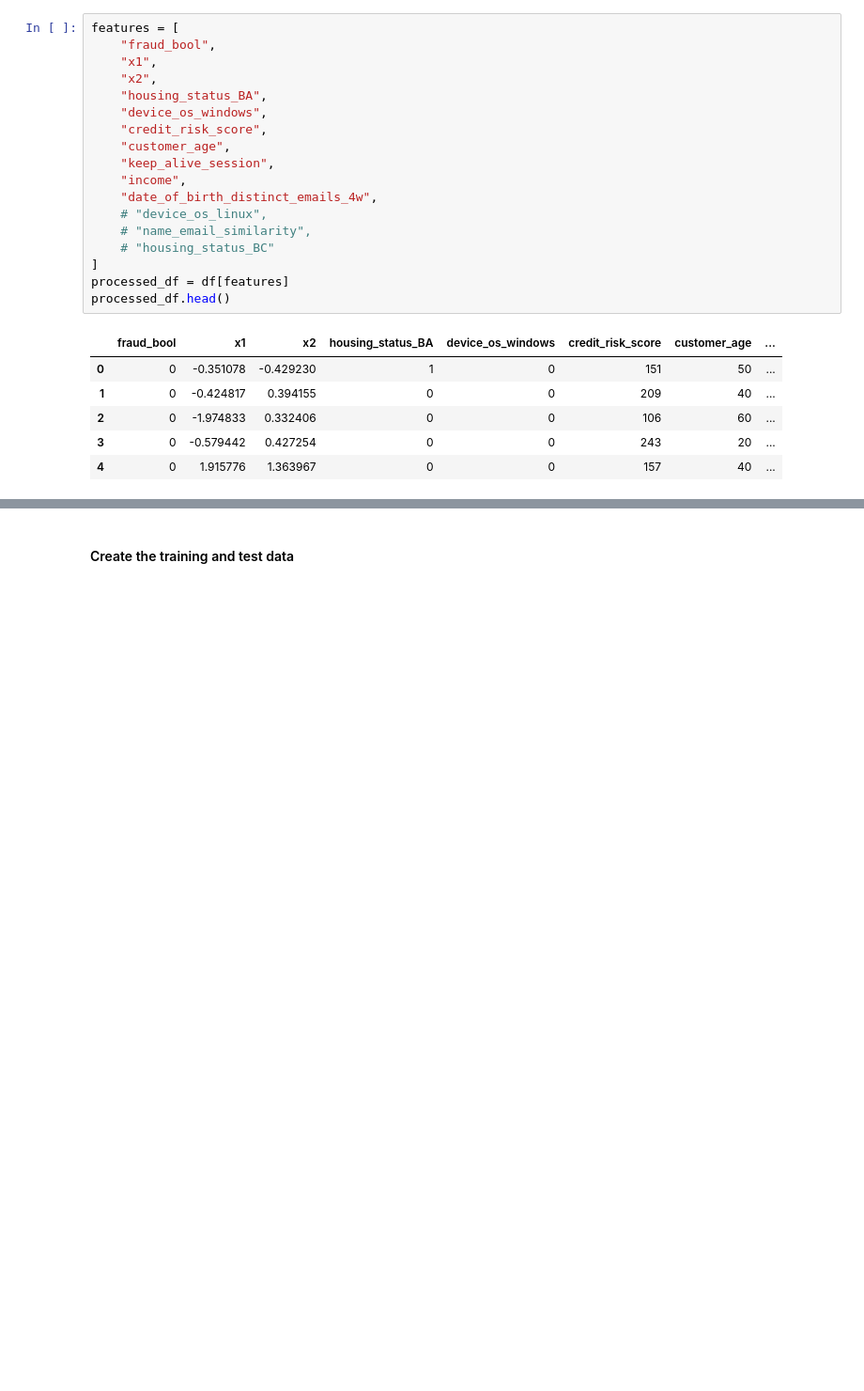
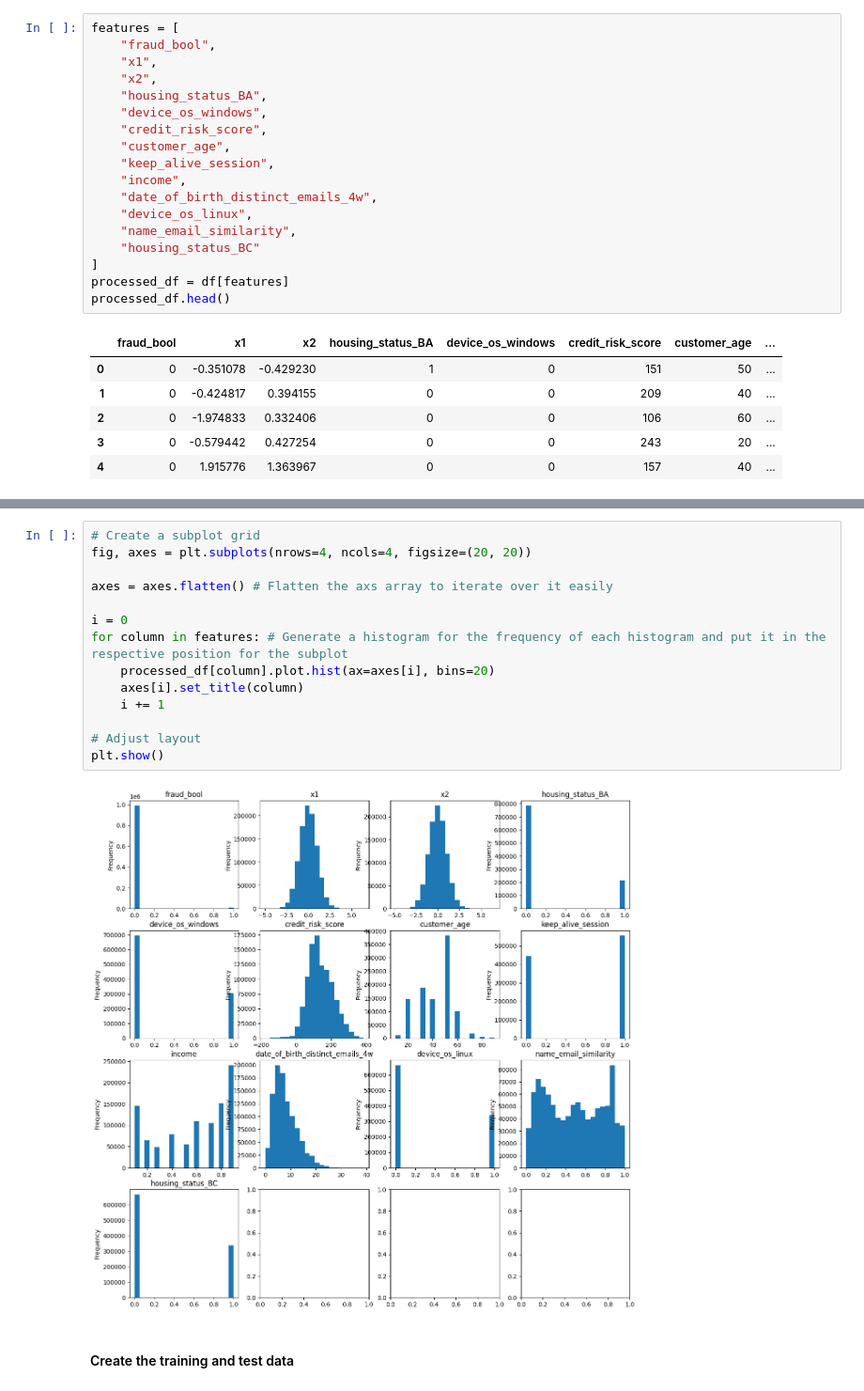
Before and after one commit to kevinxiong613/bank-fraud-detection, a Jupyter notebook: credit_fraud.ipynb, the cells around one changed output, grey strips where cells are left out. Shown at 94% size. Cells and saved outputs as stored; diff of their text form; blank space fills up the shorter version.

```diff
--- a/credit_fraud.ipynb
+++ b/credit_fraud.ipynb
@@ -215,9 +216,9 @@ features = [
     "keep_alive_session",
     "income",
     "date_of_birth_distinct_emails_4w",
-    # "device_os_linux",
-    # "name_email_similarity",
-    # "housing_status_BC"
+    "device_os_linux",
+    "name_email_similarity",
+    "housing_status_BC"
 ]
 processed_df = df[features]
 processed_df.head()
@@ -231,3 +234,19 @@ processed_df.head()
+# %%
+# Create a subplot grid
+fig, axes = plt.subplots(nrows=4, ncols=4, figsize=(20, 20))
+
+axes = axes.flatten() # Flatten the axs array to iterate over it easily
+
+i = 0
+for column in features: # Generate a histogram for the frequency of each histogram and put it in the respective position for the subplot
+    processed_df[column].plot.hist(ax=axes[i], bins=20)
+    axes[i].set_title(column)
+    i += 1
+
+# Adjust layout
+plt.show()
+# %% [output]
+[figure, added]
 # %% [markdown]
 #### Create the training and test data
 # %%
```
Also changed, not shown: parts of 31 cells of this notebook.
